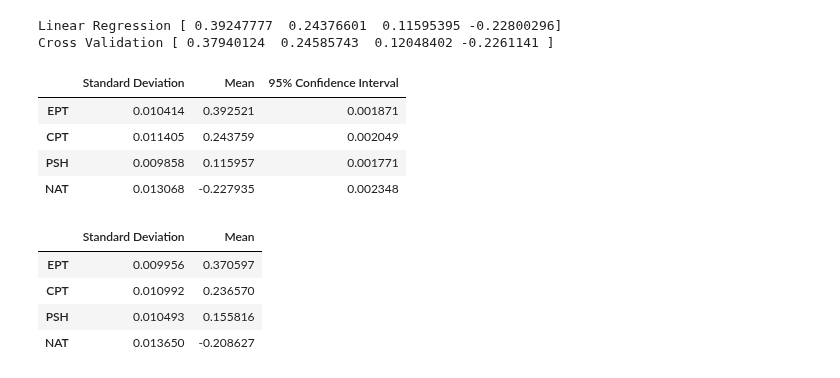
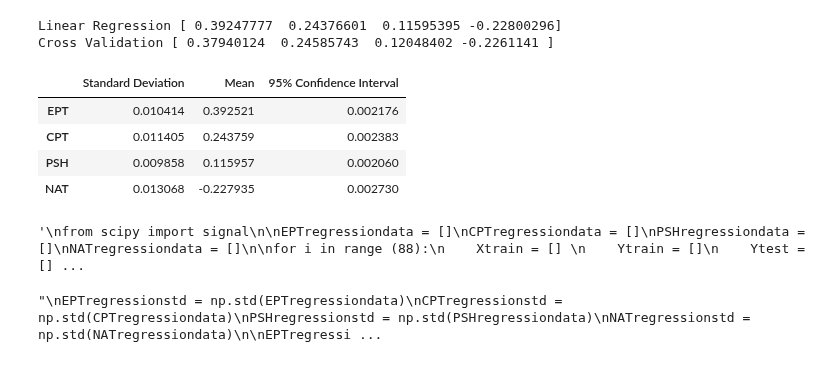
Before and after one commit to medhap02/AllIndiaRainfall, a Jupyter notebook: src/CrossValidationRandom25Removed.ipynb, the cells around one changed output. Drawn from its saved outputs; the diff is of its cells as text; code cells hidden in the pictures.

```diff
--- a/src/CrossValidationRandom25Removed.ipynb
+++ b/src/CrossValidationRandom25Removed.ipynb
@@ -530,44 +530,45 @@ CPTregressionmean = np.mean(CPTcoef)
 PSHregressionmean = np.mean(PSHcoef)
 NATregressionmean = np.mean(NATcoef)
 
-EPTconfidence95 = EPTregressionstd / np.sqrt(119)*1.96
-CPTconfidence95 = CPTregressionstd / np.sqrt(119)*1.96
-PSHconfidence95 = PSHregressionstd / np.sqrt(119)*1.96
-NATconfidence95 = NATregressionstd / np.sqrt(119)*1.96
+EPTconfidence95 = EPTregressionstd / np.sqrt(88)*1.96
+CPTconfidence95 = CPTregressionstd / np.sqrt(88)*1.96
+PSHconfidence95 = PSHregressionstd / np.sqrt(88)*1.96
+NATconfidence95 = NATregressionstd / np.sqrt(88)*1.96
 
 EPTmodel = []
 CPTmodel = []
 PSHmodel = []
 NATmodel = []
 
 EPTmodel.append(EPTregressionstd)
 EPTmodel.append(EPTregressionmean)
 EPTmodel.append(EPTconfidence95)
 
 CPTmodel.append(CPTregressionstd)
 CPTmodel.append(CPTregressionmean)
 CPTmodel.append(CPTconfidence95)
 
 PSHmodel.append(PSHregressionstd)
 PSHmodel.append(PSHregressionmean)
 PSHmodel.append(PSHconfidence95)
 
 NATmodel.append(NATregressionstd)
 NATmodel.append(NATregressionmean)
 NATmodel.append(NATconfidence95)
 
 #sqrt of n 1.96
 
 #mean might not mean anything since data has been standardized
 pd.DataFrame.from_items([('EPT', EPTmodel), ('CPT', CPTmodel), ('PSH', PSHmodel), ('NAT', NATmodel)], orient='index', columns=['Standard Deviation', 'Mean', '95% Confidence Interval'])
 # %% [output]
 |  | Standard Deviation | Mean | 95% Confidence Interval |
-| EPT | 0.010414 | 0.392521 | 0.001871 |
-| CPT | 0.011405 | 0.243759 | 0.002049 |
-| PSH | 0.009858 | 0.115957 | 0.001771 |
-| NAT | 0.013068 | -0.227935 | 0.002348 |
+| EPT | 0.010414 | 0.392521 | 0.002176 |
+| CPT | 0.011405 | 0.243759 | 0.002383 |
+| PSH | 0.009858 | 0.115957 | 0.002060 |
+| NAT | 0.013068 | -0.227935 | 0.002730 |
 # %%
 # manual cross validation (ignore)
+'''
 from scipy import signal
 
 EPTregressiondata = []
@@ -636,7 +637,11 @@ for i in range (88):
     CPTregressiondata.append(regressor.coef_[1])
     PSHregressiondata.append(regressor.coef_[2])
     NATregressiondata.append(regressor.coef_[3])
+'''
+# %% [output]
+'\nfrom scipy import signal\n\nEPTregressiondata = []\nCPTregressiondata = []\nPSHregressiondata = []\nNATregressiondata = []\n\nfor i in range (88):\n    Xtrain = [] \n    Ytrain = []\n    Ytest = [] ...
 # %%
+'''
 EPTregressionstd = np.std(EPTregressiondata)
 CPTregressionstd = np.std(CPTregressiondata)
 PSHregressionstd = np.std(PSHregressiondata)
@@ -668,9 +673,6 @@ NATregression.append(NATregressionmean)
 
 #mean might not mean anything since data has been standardized
 pd.DataFrame.from_items([('EPT', EPTregression), ('CPT', CPTregression), ('PSH', PSHregression), ('NAT', NATregression)], orient='index', columns=['Standard Deviation', 'Mean'])
+'''
 # %% [output]
-|  | Standard Deviation | Mean |
-| EPT | 0.009956 | 0.370597 |
-| CPT | 0.010992 | 0.236570 |
-| PSH | 0.010493 | 0.155816 |
-| NAT | 0.013650 | -0.208627 |
+"\nEPTregressionstd = np.std(EPTregressiondata)\nCPTregressionstd = np.std(CPTregressiondata)\nPSHregressionstd = np.std(PSHregressiondata)\nNATregressionstd = np.std(NATregressiondata)\n\nEPTregressi ...
```
Also changed, not shown: parts of 2 cells of this notebook.
